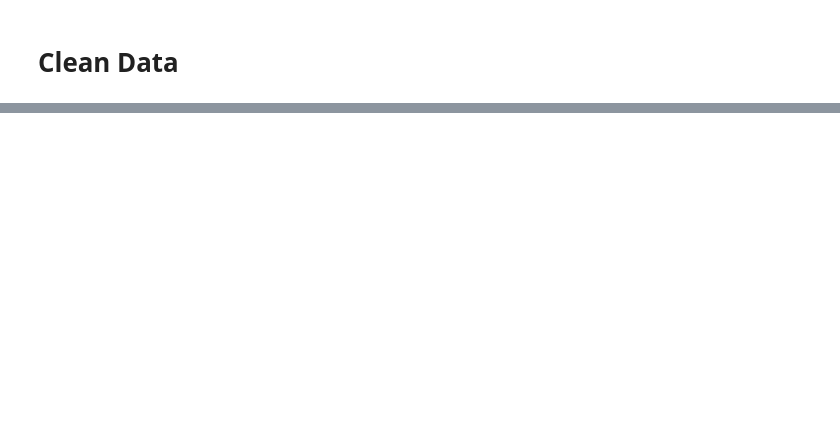
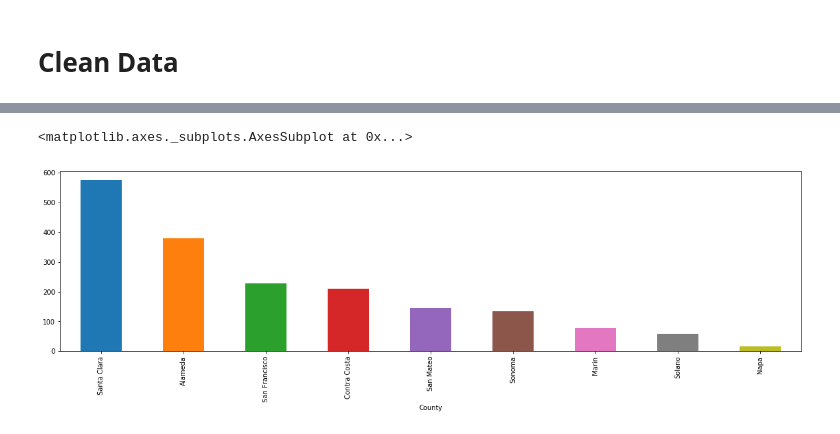
Before and after one commit to tkino15/CP255_final_project, a Jupyter notebook: final_project_housing.ipynb, the cells around one changed output, grey strips where cells are left out. Saved outputs shown, nothing was run; the diff lists cells and outputs as text; code cells hidden in the pictures; blank space fills up the shorter version.

```diff
--- a/final_project_housing.ipynb
+++ b/final_project_housing.ipynb
@@ -265,0 +286,5 @@ house_bay_geodf.shape
+# %%
+county_rent = house_bay_city_proj["rent"].groupby(by=house_bay_city_proj["County"]).agg(["count", "min", "max", "mean", "median"]).\
+            sort_values("count", ascending=False)
+county_rent_filtered = county_rent[county_rent["count"]>=5]
+county_rent_filtered.head()
@@ -265,0 +299,5 @@ house_bay_geodf.shape
+# %%
+county_rent_filtered["count"].plot(kind="bar", figsize=(20,5))
+# %% [output]
+<matplotlib.axes._subplots.AxesSubplot at 0x...>
+[figure, added]
```
Also changed, not shown: parts of 42 cells of this notebook, 27 other files.
